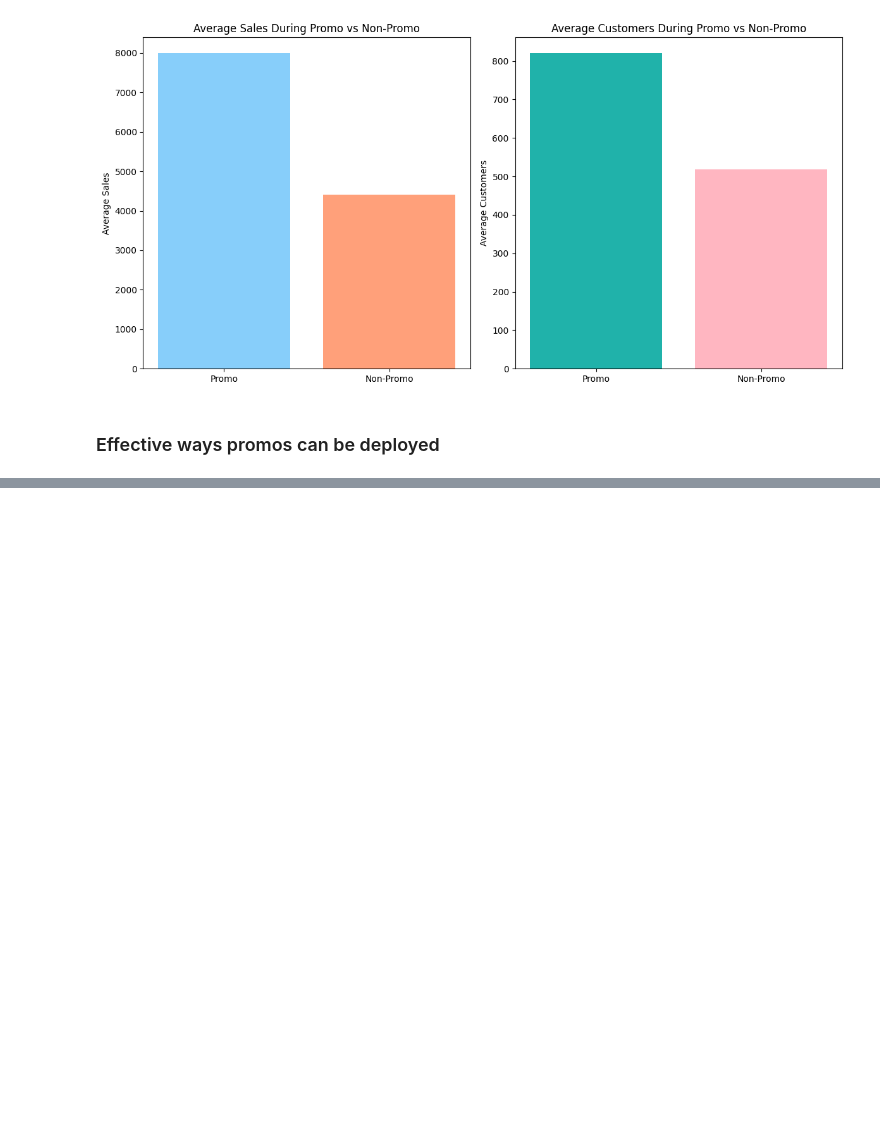
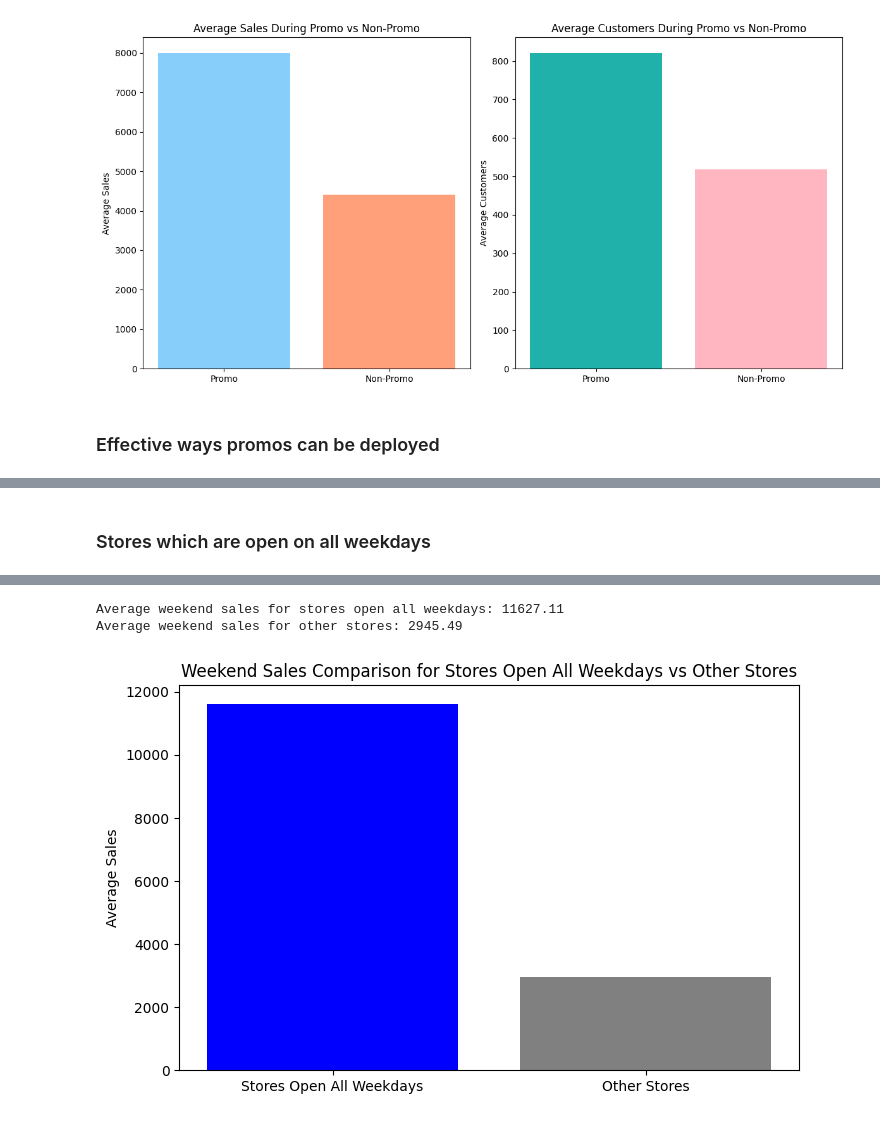
Before and after one commit to wolderufael/Rossmann_Store_Sales_Prediction, a Jupyter notebook: notebook/EDA.ipynb, the cells around one changed output, grey strips where cells are left out. Cells and saved outputs as stored; diff of their text form; code cells hidden in the pictures; blank space fills up the shorter version.

```diff
--- a/notebook/EDA.ipynb
+++ b/notebook/EDA.ipynb
@@ -110,0 +123,5 @@ StoreType: d, Assortment: c
+# %% [markdown]
+### Stores which are open on all weekdays
+# %%
+analyzer.analyze_weekday_open_stores(merged_df)
+# %% [output]
@@ -110,0 +129,3 @@ StoreType: d, Assortment: c
+Average weekend sales for stores open all weekdays: 11627.11
+Average weekend sales for other stores: 2945.49
+[figure, added]
```
Also changed, not shown: parts of 18 cells of this notebook, 1 other file.
